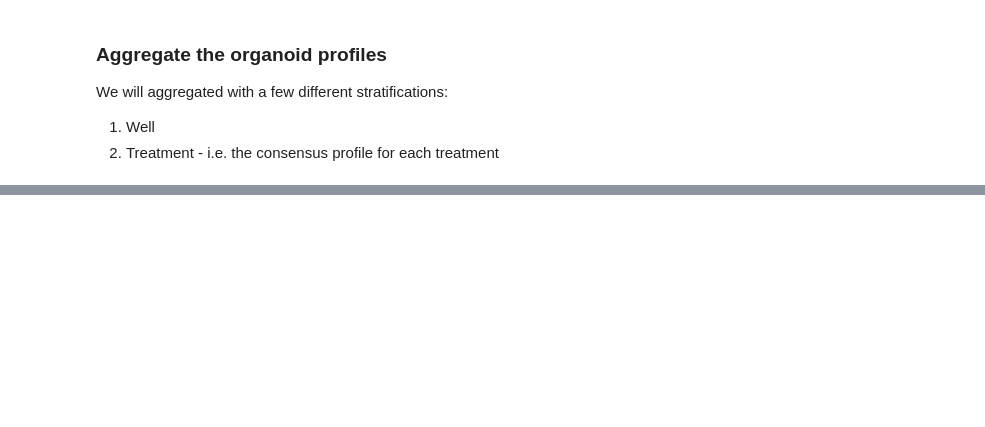
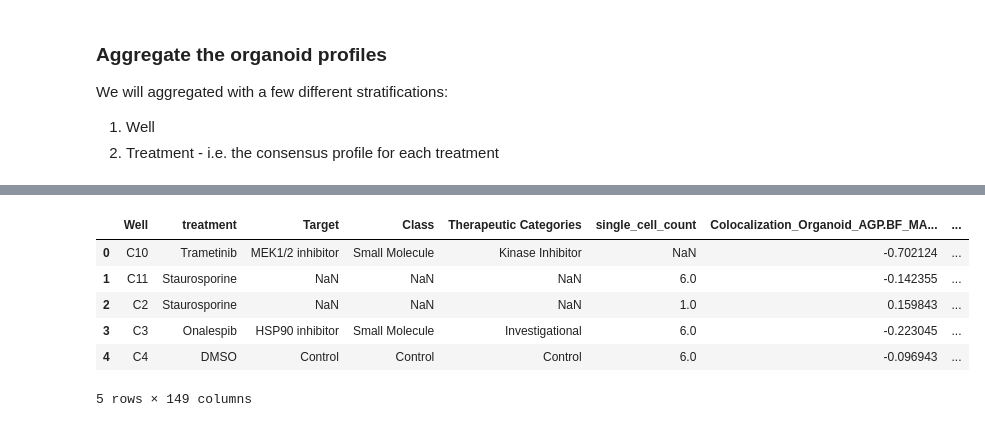
Before and after one commit to MikeLippincott/GFF_3D_organoid_profiling_pipeline, a Jupyter notebook: 4.processing_image_based_profiles/notebooks/9.aggregation.ipynb, the cells around one changed output, grey strips where cells are left out. Saved outputs shown, nothing was run; the diff lists cells and outputs as text; code cells hidden in the pictures; blank space fills up the shorter version.

```diff
--- a/4.processing_image_based_profiles/notebooks/9.aggregation.ipynb
+++ b/4.processing_image_based_profiles/notebooks/9.aggregation.ipynb
@@ -155,6 +165,9 @@ organoid_metadata_columns = [
     "dose",
     "treatment",
     "image_set",
+    "Target",
+    "Class",
+    "Therapeutic Categories",
     "Well",
     "parent_organoid",
     "MOA",
@@ -167,7 +180,7 @@ organoid_features_df = organoid_fs.drop(columns=sc_metadata_columns, errors="ign
 # stratification approach #1
 organoid_well_agg = aggregate(
     population_df=organoid_fs,
-    strata=["Well"],
+    strata=["Well", "treatment", "Target", "Class", "Therapeutic Categories"],
     features=organoidfeatures_columns,
     operation="median",
 )
@@ -176,8 +189,18 @@ organoid_well_agg.to_parquet(organoid_agg_well_output_path, index=False)
 # stratification approach #2
 organoid_consensus = aggregate(  # a.k.a. consensus
     population_df=organoid_fs,
-    strata=["treatment"],
+    strata=["treatment", "Target", "Class", "Therapeutic Categories"],
     features=organoidfeatures_columns,
     operation="median",
 )
 organoid_consensus.to_parquet(organoid_consensus_output_path, index=False)
+# %%
+organoid_well_agg.head()
+# %% [output]
+|  | Well | treatment | Target | Class | Therapeutic Categories | single_cell_count | Colocalization_Organoid_AGP.BF_MA... | ... |
+| 0 | C10 | Trametinib | MEK1/2 inhibitor | Small Molecule | Kinase Inhibitor | NaN | -0.702124 | ... |
+| 1 | C11 | Staurosporine | NaN | NaN | NaN | 6.0 | -0.142355 | ... |
+| 2 | C2 | Staurosporine | NaN | NaN | NaN | 1.0 | 0.159843 | ... |
+| 3 | C3 | Onalespib | HSP90 inhibitor | Small Molecule | Investigational | 6.0 | -0.223045 | ... |
+| 4 | C4 | DMSO | Control | Control | Control | 6.0 | -0.096943 | ... |
+5 rows × 149 columns
```
Also changed, not shown: parts of 5 cells of this notebook, 2 other files.
